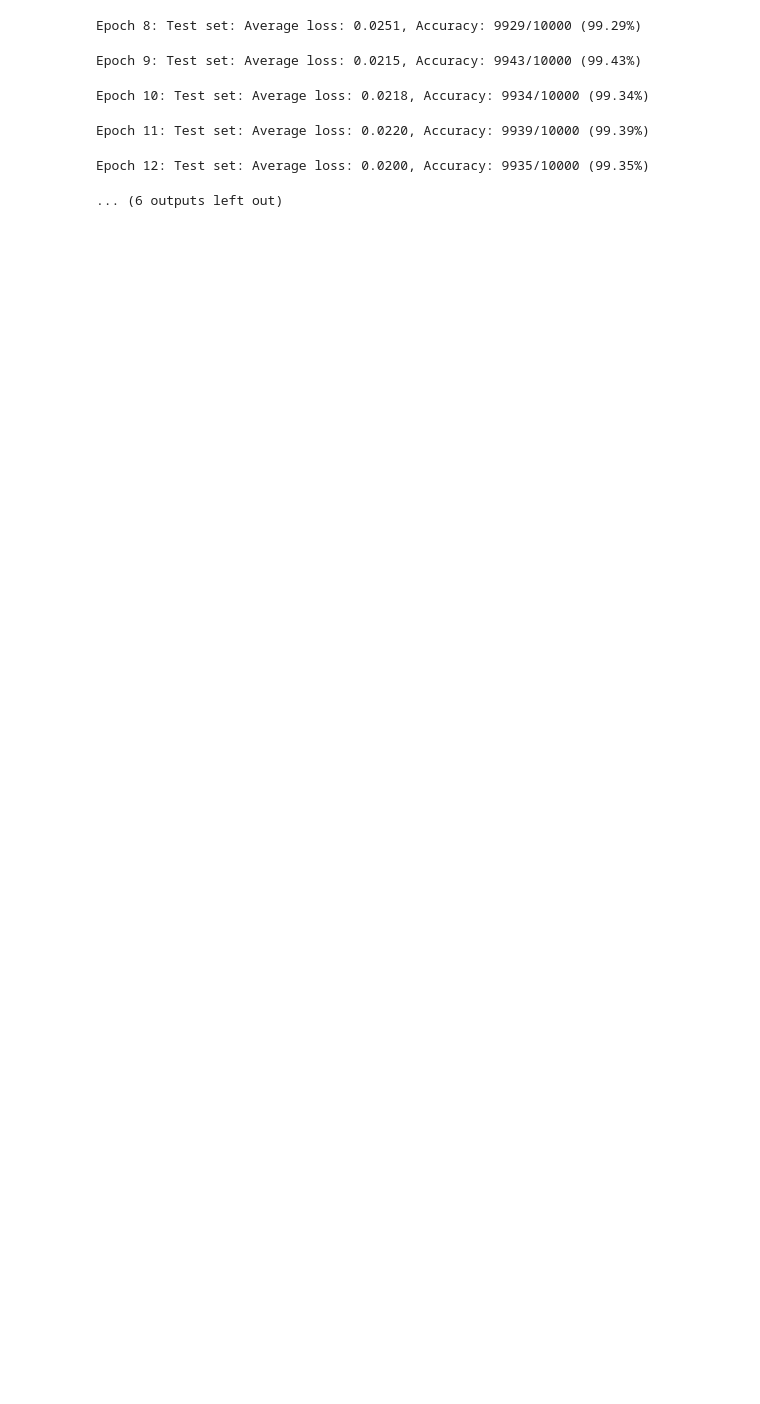
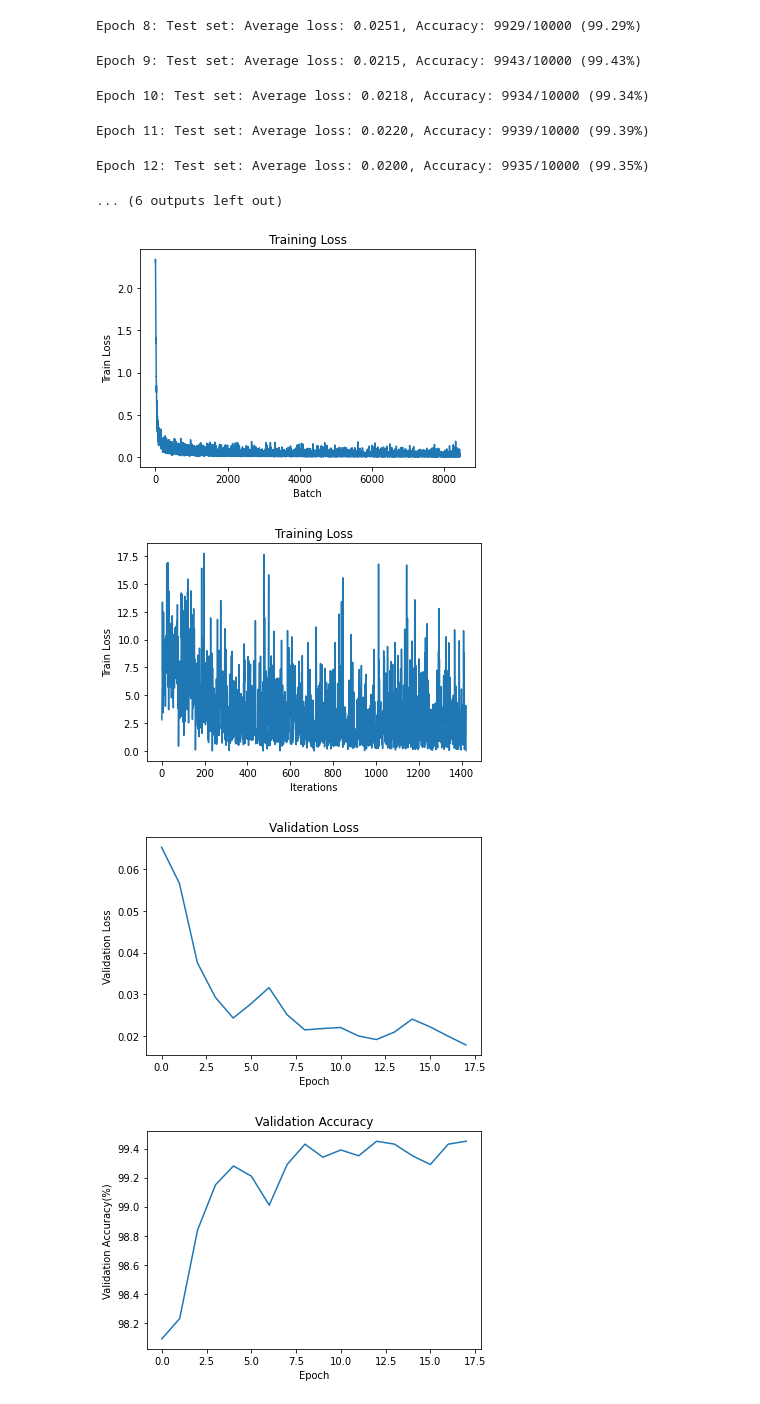
Before and after one commit to bleamer/eva5, a Jupyter notebook: w4/MNIST-Pytorch.ipynb, the cells around one changed output. Cells and saved outputs as stored; diff of their text form; code cells hidden in the pictures; blank space fills up the shorter version.

Commit message:
Added plots for MNIST example

```diff
--- a/w4/MNIST-Pytorch.ipynb
+++ b/w4/MNIST-Pytorch.ipynb
@@ -117,6 +118,9 @@ test_loader = torch.utils.data.DataLoader(
     batch_size=batch_size, shuffle=True, **kwargs)
 # %%
 from tqdm import tqdm
+train_loss_history = []
+test_loss_history = []
+test_history=[]
 def train(model, device, train_loader, optimizer, epoch):
     model.train()
     pbar = tqdm(train_loader)
@@ -128,7 +132,7 @@ def train(model, device, train_loader, optimizer, epoch):
         loss.backward()
         optimizer.step()
         pbar.set_description(desc= f'loss={loss.item()} batch_id={batch_idx}')
-
+        train_loss_history.append(loss.item())
 
 def test(model, device, test_loader, epoch):
     model.eval()
@@ -138,15 +142,18 @@ def test(model, device, test_loader, epoch):
         for data, target in test_loader:
             data, target = data.to(device), target.to(device)
             output = model(data)
-            test_loss += F.nll_loss(output, target, reduction='sum').item()  # sum up batch loss
+            iter_loss = F.nll_loss(output, target, reduction='sum').item()
+            test_loss +=  iter_loss # sum up batch loss
             pred = output.argmax(dim=1, keepdim=True)  # get the index of the max log-probability
             correct += pred.eq(target.view_as(pred)).sum().item()
+            test_loss_history.append(iter_loss)
 
     test_loss /= len(test_loader.dataset)
 
     print('\nEpoch {}: Test set: Average loss: {:.4f}, Accuracy: {}/{} ({:.2f}%)\n'.format(
         epoch, test_loss, correct, len(test_loader.dataset),
         100. * correct / len(test_loader.dataset)))
+    test_history.append((test_loss, 100. * correct / len(test_loader.dataset)))
 # %%
 
 model = Net().to(device)
@@ -169,3 +176,27 @@ Epoch 10: Test set: Average loss: 0.0218, Accuracy: 9934/10000 (99.34%)
 Epoch 11: Test set: Average loss: 0.0220, Accuracy: 9939/10000 (99.39%)
 Epoch 12: Test set: Average loss: 0.0200, Accuracy: 9935/10000 (99.35%)
 ... (6 outputs left out)
+# %%
+import matplotlib.pyplot as plt
+fig, ax = plt.subplots()
+ax.plot(train_loss_history);
+ax.set(xlabel='Batch', ylabel='Train Loss', title='Training Loss')
+plt.show()
+fig, ax = plt.subplots()
+ax.plot(test_loss_history);
+ax.set(xlabel='Iterations', ylabel='Train Loss', title='Training Loss');
+
+plt.show()
+fig, ax = plt.subplots();
+ax.plot(list(zip(*test_history))[0]);
+ax.set(xlabel='Epoch', ylabel='Validation Loss', title='Validation Loss');
+
+plt.show()
+fig, ax = plt.subplots();
+ax.plot(list(zip(*test_history))[1]);
+ax.set(xlabel='Epoch', ylabel='Validation Accuracy(%)', title='Validation Accuracy');
+# %% [output]
+[figure, added]
+[figure, added]
+[figure, added]
+[figure, added]
```
Also changed, not shown: parts of 2 cells of this notebook.
